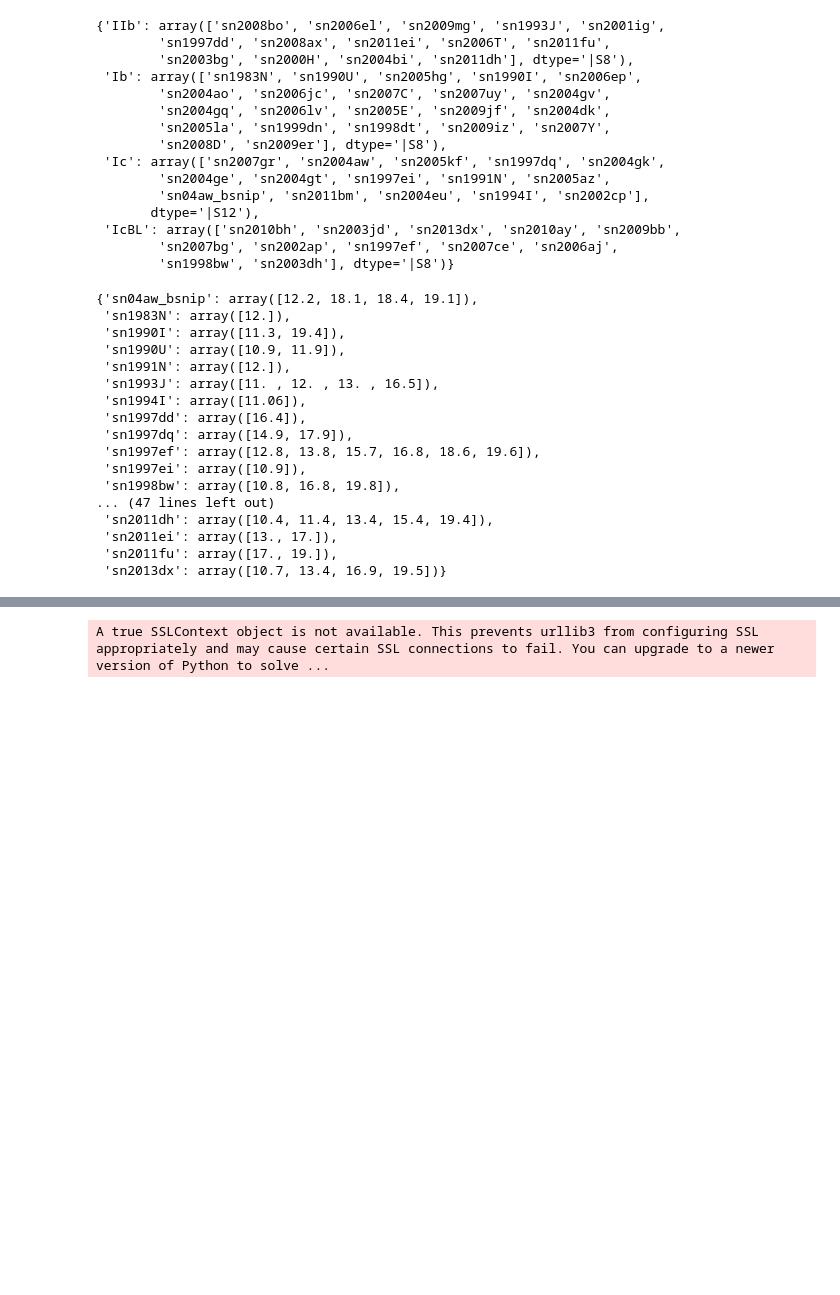
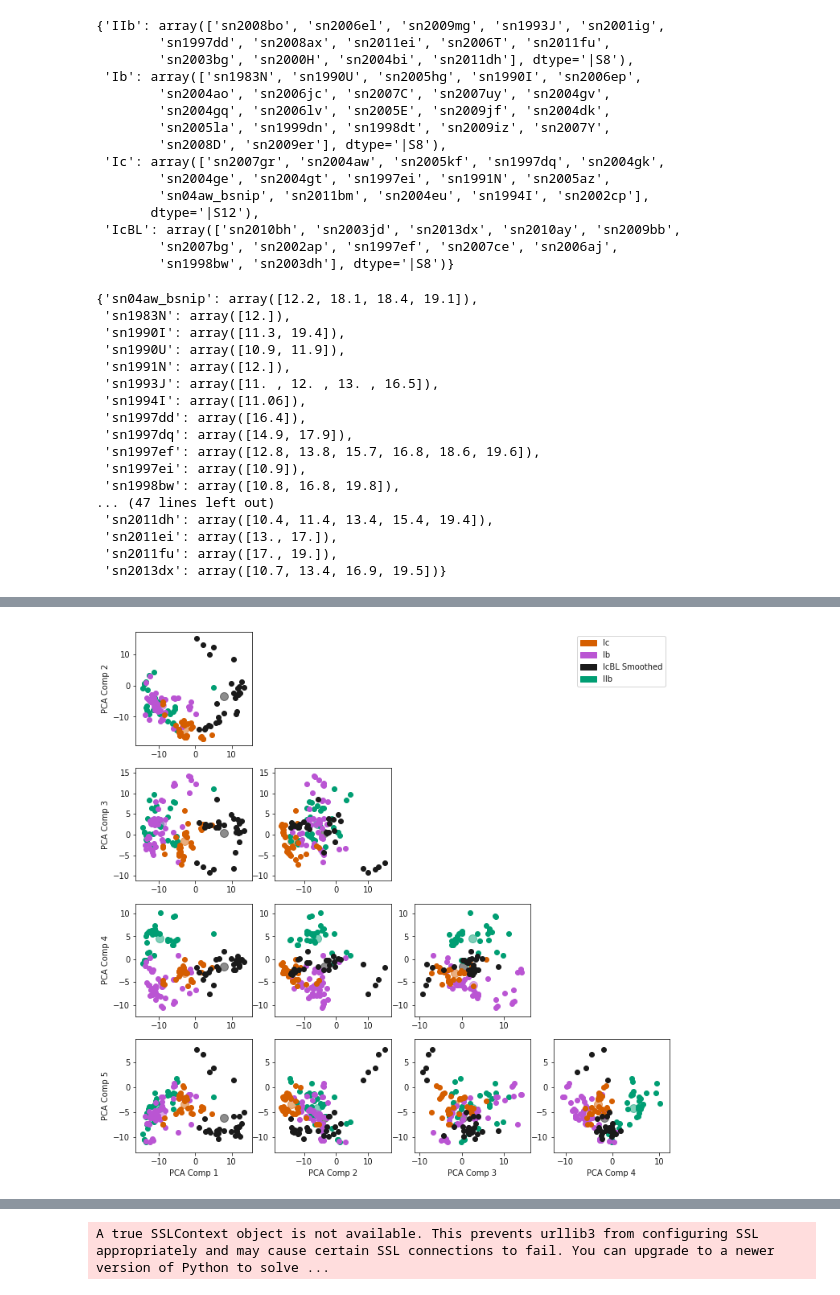
Before and after one commit to umerudel/SESNspectraPCA, a Jupyter notebook: SESNPCA.ipynb, the cells around one changed output, grey strips where cells are left out. Saved outputs shown, nothing was run; the diff lists cells and outputs as text; code cells hidden in the pictures; blank space fills up the shorter version.

```diff
--- a/SESNPCA.ipynb
+++ b/SESNPCA.ipynb
@@ -178,0 +159,6 @@ f
+# %%
+f = snidPCA.cornerplotPCA(5, (15,15))
+# %%
+f
+# %% [output]
+[figure, added]
```
Also changed, not shown: parts of 63 cells of this notebook, 8 other files.
